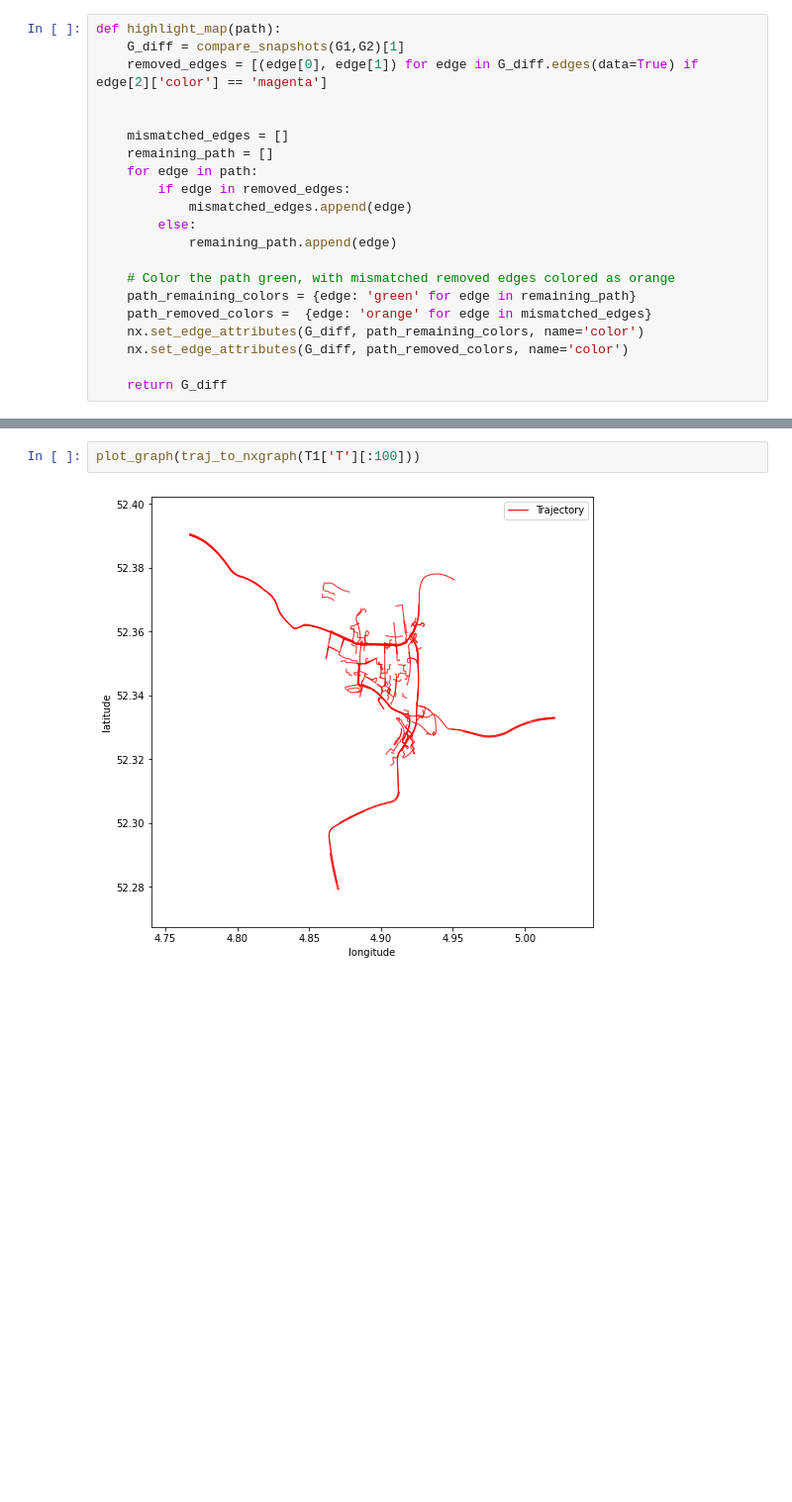
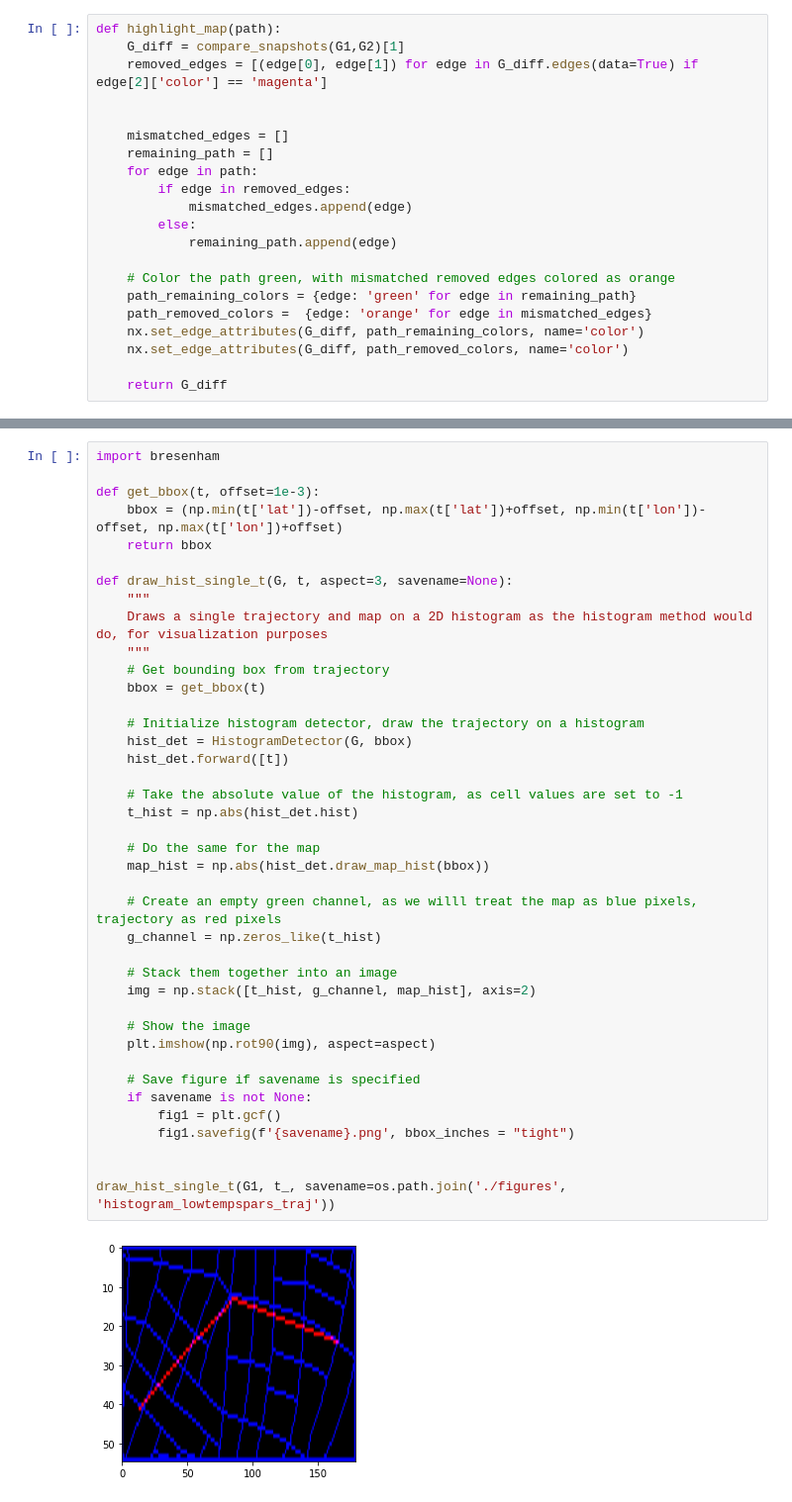
Before and after one commit to KJ-Waller/SyntheticHighways, a Jupyter notebook: ChangeDetection/notebooks/TemporalSparsityAnalysis.ipynb, the cells around one changed output, grey strips where cells are left out. Shown at 99% size. Cells and saved outputs as stored; diff of their text form; blank space fills up the shorter version.

```diff
--- a/ChangeDetection/notebooks/TemporalSparsityAnalysis.ipynb
+++ b/ChangeDetection/notebooks/TemporalSparsityAnalysis.ipynb
@@ -49,4 +48,42 @@ plot_graph(snapshot_to_nxgraph(G_path, [t_]), zoom_on_traj=True, show_nodes=True
-# %%
-plot_graph(traj_to_nxgraph(T1['T'][:100]))
-# %% [output]
-[figure, removed]
+# %%
+import bresenham
+
+def get_bbox(t, offset=1e-3):
+    bbox = (np.min(t['lat'])-offset, np.max(t['lat'])+offset, np.min(t['lon'])-offset, np.max(t['lon'])+offset)
+    return bbox
+
+def draw_hist_single_t(G, t, aspect=3, savename=None):
+    """
+    Draws a single trajectory and map on a 2D histogram as the histogram method would do, for visualization purposes
+    """
+    # Get bounding box from trajectory
+    bbox = get_bbox(t)
+
+    # Initialize histogram detector, draw the trajectory on a histogram
+    hist_det = HistogramDetector(G, bbox)
+    hist_det.forward([t])
+
+    # Take the absolute value of the histogram, as cell values are set to -1
+    t_hist = np.abs(hist_det.hist)
+
+    # Do the same for the map
+    map_hist = np.abs(hist_det.draw_map_hist(bbox))
+
+    # Create an empty green channel, as we willl treat the map as blue pixels, trajectory as red pixels
+    g_channel = np.zeros_like(t_hist)
+
+    # Stack them together into an image
+    img = np.stack([t_hist, g_channel, map_hist], axis=2)
+
+    # Show the image
+    plt.imshow(np.rot90(img), aspect=aspect)
+
+    # Save figure if savename is specified
+    if savename is not None:
+        fig1 = plt.gcf()
+        fig1.savefig(f'{savename}.png', bbox_inches = "tight")
+
+
+draw_hist_single_t(G1, t_, savename=os.path.join('./figures', 'histogram_lowtempspars_traj'))
+# %% [output]
+[figure, added]
```
Also changed, not shown: parts of 5 cells of this notebook, 9 other files.
